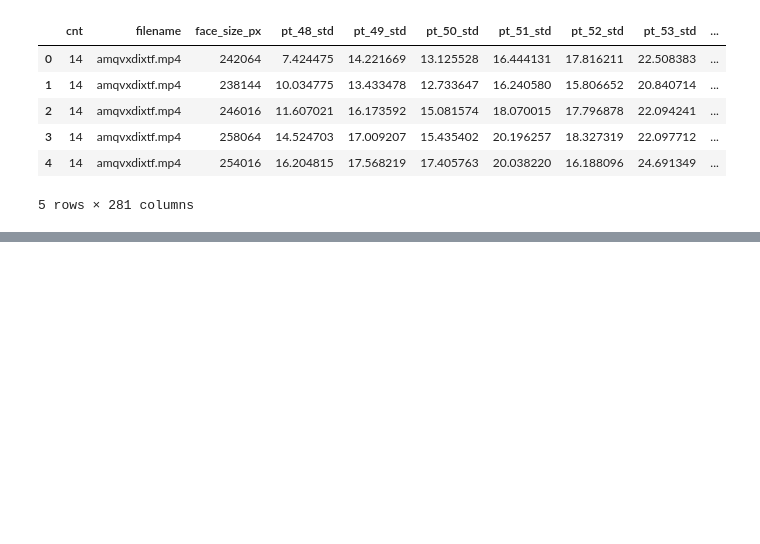
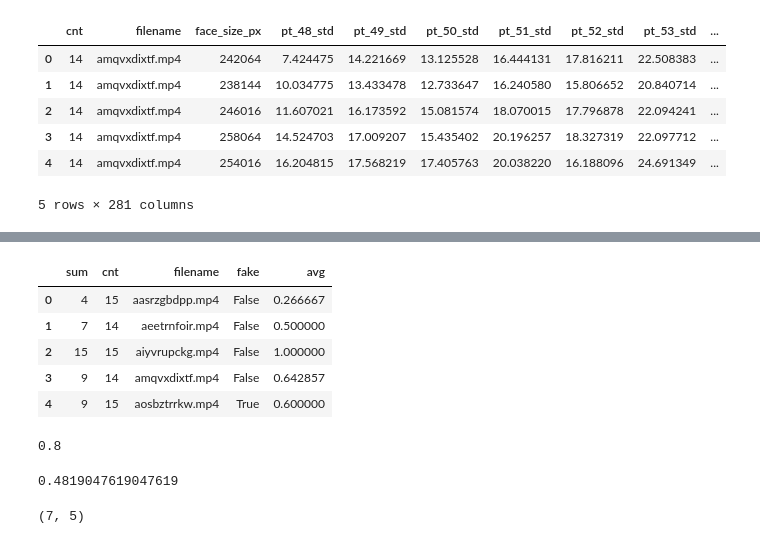
Before and after one commit to Trickster2038/BmstuDeepFake, a Jupyter notebook: notebook3.ipynb, the cells around one changed output, grey strips where cells are left out. Cells and saved outputs as stored; diff of their text form; code cells hidden in the pictures; blank space fills up the shorter version.

```diff
--- a/notebook3.ipynb
+++ b/notebook3.ipynb
@@ -284,2 +285,43 @@ df_merged_test_cp
 # %%
 # TODO: why division by zero in hists in notebook 1/2 ???
+# %%
+df_sum = df_merged_test_cp.groupby(["filename", "fake"])["prediction_int"].sum()
+df_cnt = df_merged_test_cp.groupby(["filename", "fake"])["filename"].count()
+df_agg = pd.DataFrame(data=df_merged_test_cp[["filename", "fake"]], columns=["filename", "fake"])
+
+df_cnt = pd.DataFrame(data=df_cnt)
+df_cnt["cnt"] = df_cnt["filename"]
+
+df_sum = pd.DataFrame(data=df_sum)
+df_sum["sum"] = df_sum["prediction_int"]
+
+df_agg = pd.DataFrame(data=pd.concat([df_cnt["cnt"], df_sum["sum"]], axis=1), columns=["sum", "cnt"])
+# df_agg["sum"] = df_sum["sum"]
+# df_agg["cnt"] = df_cnt["cnt"]
+
+df_agg["filename"] = df_agg.index.map(lambda x: x[0])
+df_agg["fake"] = df_agg.index.map(lambda x: x[1])
+
+df_agg["avg"] = df_agg["sum"] / df_agg["cnt"]
+
+df_agg = df_agg.reset_index(drop=True)
+df_agg.head()
+# %% [output]
+|  | sum | cnt | filename | fake | avg |
+| 0 | 4 | 15 | aasrzgbdpp.mp4 | False | 0.266667 |
+| 1 | 7 | 14 | aeetrnfoir.mp4 | False | 0.500000 |
+| 2 | 15 | 15 | aiyvrupckg.mp4 | False | 1.000000 |
+| 3 | 9 | 14 | amqvxdixtf.mp4 | False | 0.642857 |
+| 4 | 9 | 15 | aosbztrrkw.mp4 | True | 0.600000 |
+# %%
+df_agg[df_agg["fake"] == True]["avg"].mean()
+# %% [output]
+0.8
+# %%
+df_agg[df_agg["fake"] == False]["avg"].mean()
+# %% [output]
+0.4819047619047619
+# %%
+df_agg.shape
+# %% [output]
+(7, 5)
```
Also changed, not shown: parts of 14 cells of this notebook, 4 other files.
